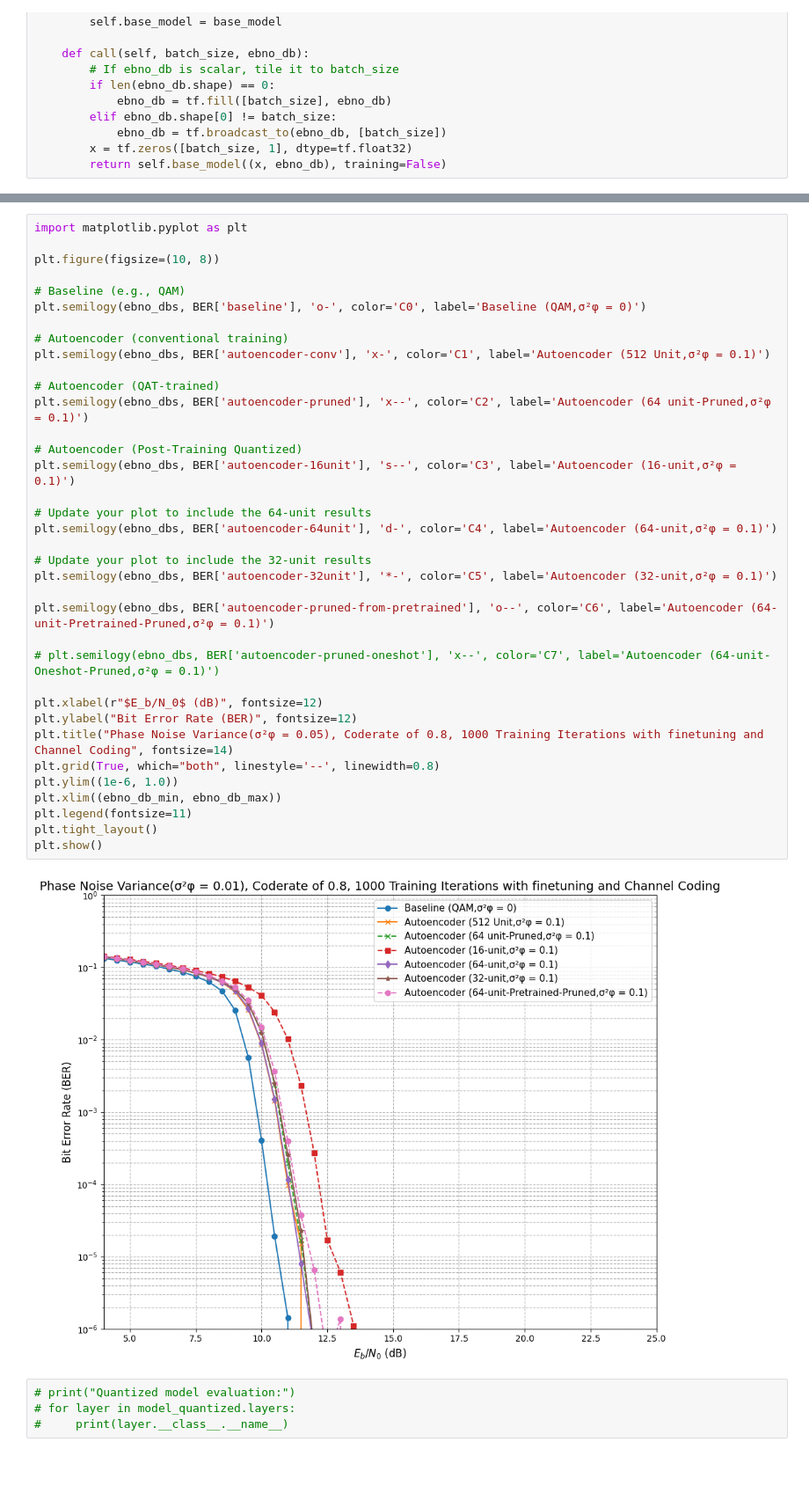
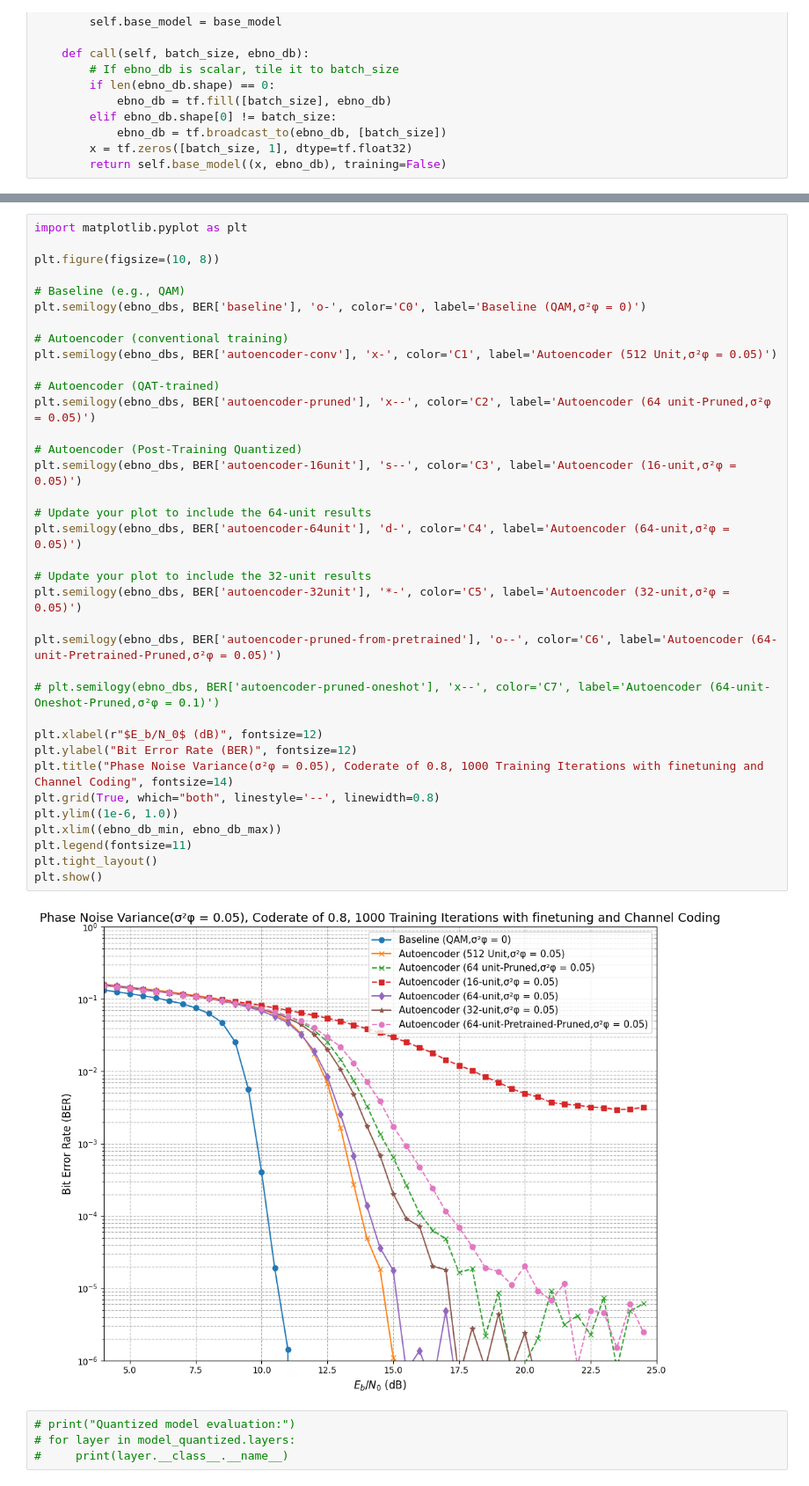
Before and after one commit to Joboreh97/Codes-that-function, a Jupyter notebook: tutorials/phy/2_epochs_0.8coderate_0.05phasenoise_1000batches_finetuning.ipynb, the cells around one changed output, grey strips where cells are left out. Shown at 88% size. Cells and saved outputs as stored; diff of their text form.

```diff
--- a/tutorials/phy/2_epochs_0.8coderate_0.05phasenoise_1000batches_finetuning.ipynb
+++ b/tutorials/phy/2_epochs_0.8coderate_0.05phasenoise_1000batches_finetuning.ipynb
@@ -1211,40 +1211,40 @@ Simulation stopped as no error occurred @ EbNo = 13.5 dB.
 import matplotlib.pyplot as plt
 
 plt.figure(figsize=(10, 8))
 
 # Baseline (e.g., QAM)
 plt.semilogy(ebno_dbs, BER['baseline'], 'o-', color='C0', label='Baseline (QAM,σ²φ = 0)')
 
 # Autoencoder (conventional training)
-plt.semilogy(ebno_dbs, BER['autoencoder-conv'], 'x-', color='C1', label='Autoencoder (512 Unit,σ²φ = 0.1)')
+plt.semilogy(ebno_dbs, BER['autoencoder-conv'], 'x-', color='C1', label='Autoencoder (512 Unit,σ²φ = 0.05)')
 
 # Autoencoder (QAT-trained)
-plt.semilogy(ebno_dbs, BER['autoencoder-pruned'], 'x--', color='C2', label='Autoencoder (64 unit-Pruned,σ²φ = 0.1)')
+plt.semilogy(ebno_dbs, BER['autoencoder-pruned'], 'x--', color='C2', label='Autoencoder (64 unit-Pruned,σ²φ = 0.05)')
 
 # Autoencoder (Post-Training Quantized)
-plt.semilogy(ebno_dbs, BER['autoencoder-16unit'], 's--', color='C3', label='Autoencoder (16-unit,σ²φ = 0.1)')
+plt.semilogy(ebno_dbs, BER['autoencoder-16unit'], 's--', color='C3', label='Autoencoder (16-unit,σ²φ = 0.05)')
 
 # Update your plot to include the 64-unit results
-plt.semilogy(ebno_dbs, BER['autoencoder-64unit'], 'd-', color='C4', label='Autoencoder (64-unit,σ²φ = 0.1)')
+plt.semilogy(ebno_dbs, BER['autoencoder-64unit'], 'd-', color='C4', label='Autoencoder (64-unit,σ²φ = 0.05)')
 
 # Update your plot to include the 32-unit results
-plt.semilogy(ebno_dbs, BER['autoencoder-32unit'], '*-', color='C5', label='Autoencoder (32-unit,σ²φ = 0.1)')
+plt.semilogy(ebno_dbs, BER['autoencoder-32unit'], '*-', color='C5', label='Autoencoder (32-unit,σ²φ = 0.05)')
 
-plt.semilogy(ebno_dbs, BER['autoencoder-pruned-from-pretrained'], 'o--', color='C6', label='Autoencoder (64-unit-Pretrained-Pruned,σ²φ = 0.1)')
+plt.semilogy(ebno_dbs, BER['autoencoder-pruned-from-pretrained'], 'o--', color='C6', label='Autoencoder (64-unit-Pretrained-Pruned,σ²φ = 0.05)')
 
 # plt.semilogy(ebno_dbs, BER['autoencoder-pruned-oneshot'], 'x--', color='C7', label='Autoencoder (64-unit-Oneshot-Pruned,σ²φ = 0.1)')
 
 plt.xlabel(r"$E_b/N_0$ (dB)", fontsize=12)
 plt.ylabel("Bit Error Rate (BER)", fontsize=12)
 plt.title("Phase Noise Variance(σ²φ = 0.05), Coderate of 0.8, 1000 Training Iterations with finetuning and Channel Coding", fontsize=14)
 plt.grid(True, which="both", linestyle='--', linewidth=0.8)
 plt.ylim((1e-6, 1.0))
 plt.xlim((ebno_db_min, ebno_db_max))
 plt.legend(fontsize=11)
 plt.tight_layout()
 plt.show()
 # %% [output]
-[figure, old version]
+[figure, new version]
 # %%
 # print("Quantized model evaluation:")
 # for layer in model_quantized.layers:
```
Also changed, not shown: parts of 5 cells of this notebook.
